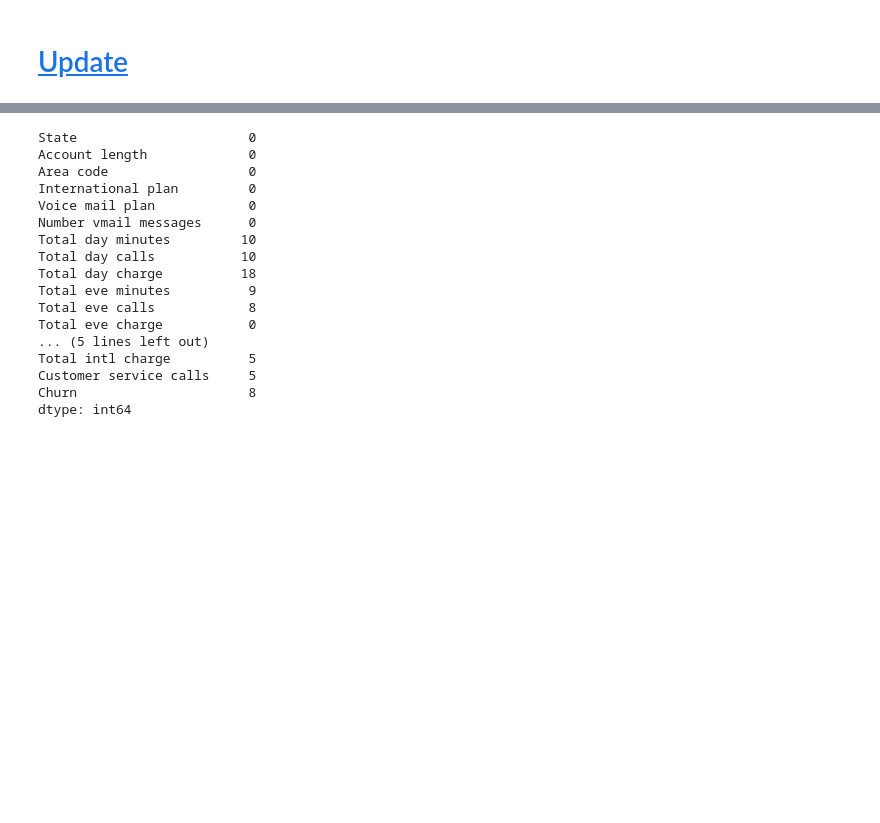
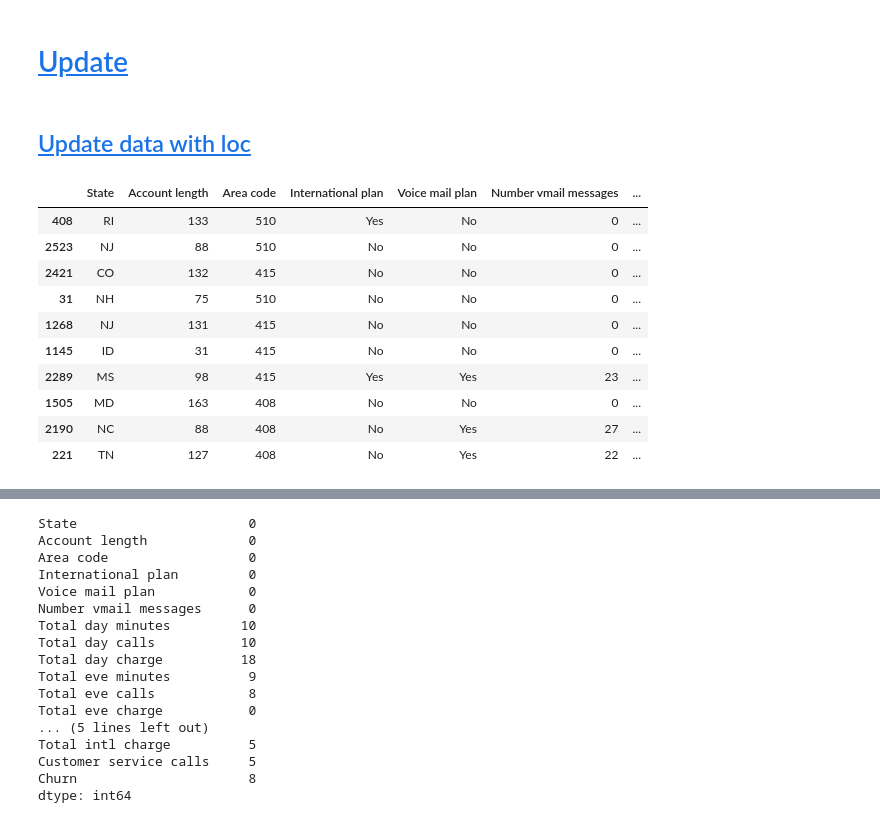
Before and after one commit to tinapyp/data-science-learning, a Jupyter notebook: Libraries/Pandas/pandas.ipynb, the cells around one changed output, grey strips where cells are left out. Saved outputs shown, nothing was run; the diff lists cells and outputs as text; code cells hidden in the pictures; blank space fills up the shorter version.

```diff
--- a/Libraries/Pandas/pandas.ipynb
+++ b/Libraries/Pandas/pandas.ipynb
@@ -632,3 +636,19 @@ address = json_normalize(json_dict['info'],
 | 4 | Skiles Walks | Suite 351 | Roscoeview | 33263 | -31.8129 | 62.5342 | 5 |
 # %% [markdown]
 # <a id='toc3_'></a>[Update](#toc0_)
+# %% [markdown]
+## <a id='toc3_1_'></a>[Update data with loc](#toc0_)
+# %%
+df.sample(10)
+# %% [output]
+|  | State | Account length | Area code | International plan | Voice mail plan | Number vmail messages | ... |
+| 408 | RI | 133 | 510 | Yes | No | 0 | ... |
+| 2523 | NJ | 88 | 510 | No | No | 0 | ... |
+| 2421 | CO | 132 | 415 | No | No | 0 | ... |
+| 31 | NH | 75 | 510 | No | No | 0 | ... |
+| 1268 | NJ | 131 | 415 | No | No | 0 | ... |
+| 1145 | ID | 31 | 415 | No | No | 0 | ... |
+| 2289 | MS | 98 | 415 | Yes | Yes | 23 | ... |
+| 1505 | MD | 163 | 408 | No | No | 0 | ... |
+| 2190 | NC | 88 | 408 | No | Yes | 27 | ... |
+| 221 | TN | 127 | 408 | No | Yes | 22 | ... |
```
Also changed, not shown: parts of 24 cells of this notebook.
